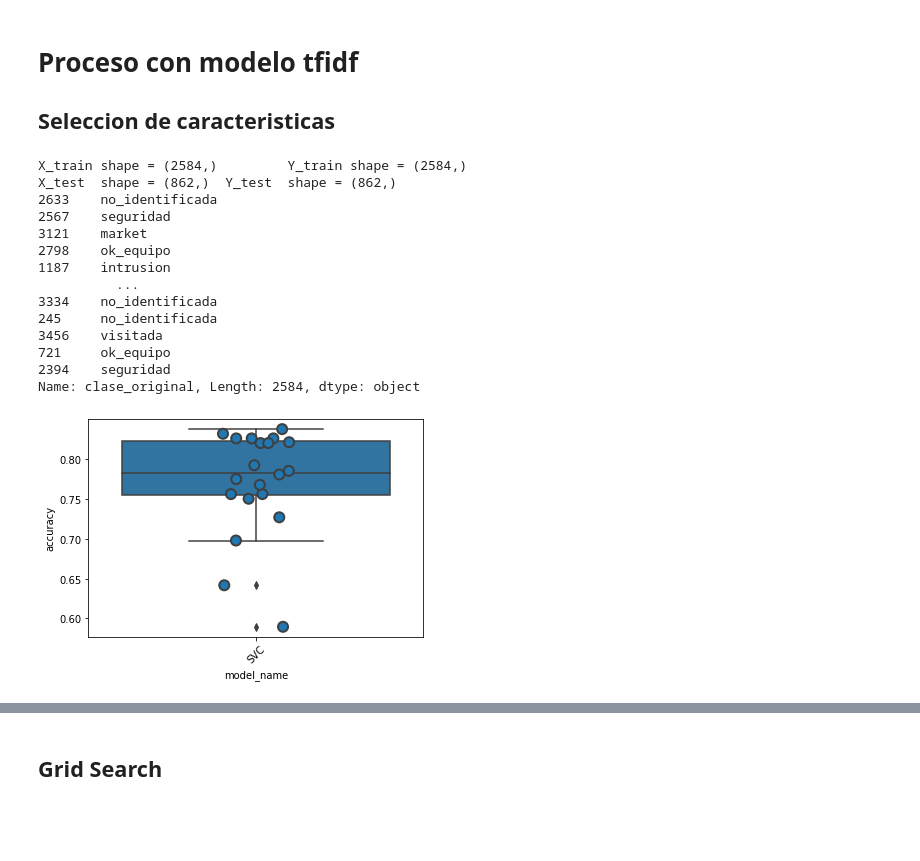
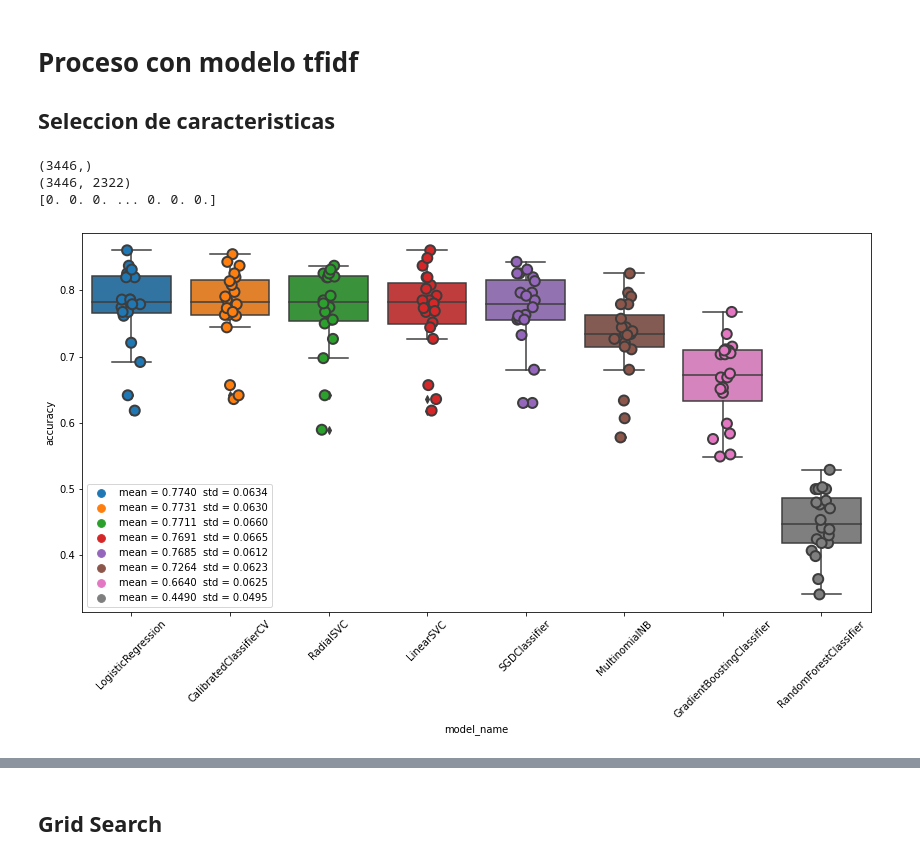
Before and after one commit to MatiMoran/TpLaboDatos2022, a Jupyter notebook: 002_Text_Classification_train.ipynb, the cells around one changed output, grey strips where cells are left out. Drawn from its saved outputs; the diff is of its cells as text; code cells hidden in the pictures; blank space fills up the shorter version.

```diff
--- a/002_Text_Classification_train.ipynb
+++ b/002_Text_Classification_train.ipynb
@@ -122,26 +126,14 @@ labels = df_a_procesar.id_clase
 
 pickle.dump(features, open('030_train_tfidf_features.pkl', 'wb'))
 pickle.dump(features, open('030_train_tfidf.pkl', 'wb'))
-# %%
-X_train, X_test, y_train, y_test = train_test_split(df_a_procesar['texto_etl'], df_a_procesar['clase_original'], test_size=0.25, random_state = 0, stratify=df_a_procesar['clase_original'])
-print('X_train shape =',X_train.shape,'\tY_train shape =',y_train.shape)
-print('X_test  shape =',X_test.shape,'\tY_test  shape =',y_test.shape)
-print(y_train)
-# %% [output]
-X_train shape = (2584,)         Y_train shape = (2584,)
-X_test  shape = (862,)  Y_test  shape = (862,)
-2633    no_identificada
-2567    seguridad
-3121    market
-2798    ok_equipo
-1187    intrusion
-          ...
-3334    no_identificada
-245     no_identificada
-3456    visitada
-721     ok_equipo
-2394    seguridad
-Name: clase_original, Length: 2584, dtype: object
+# %%
+print(df_a_procesar['texto_etl'].shape)
+print(features.shape)
+print(features[0])
+# %% [output]
+(3446,)
+(3446, 2322)
+[0. 0. 0. ... 0. 0. 0.]
 # %%
 from sklearn.linear_model import SGDClassifier
 from sklearn.svm import LinearSVC
@@ -154,7 +146,7 @@ from sklearn.calibration import CalibratedClassifierCV
 from sklearn.svm import SVC
 
 models = [
-    SVC(kernel = 'rbf', random_state = 0),
+    #SVC(kernel = 'rbf', random_state = 0),
     #LinearSVC(),
     #LogisticRegression(),
     #MultinomialNB(),
@@ -167,19 +159,43 @@ CV = 20
 cv_df = pd.DataFrame(index=range(CV * len(models)))
 entries = []
 for model in models:
+  print('begin with model' + model.__class__.__name__)
   model_name = model.__class__.__name__
   accuracies = cross_val_score(model, features, labels, scoring='accuracy', cv=CV)
+  i = 0
   for fold_idx, accuracy in enumerate(accuracies):
+    i += 1
+    print('model' + model.__class__.__name__ + 'fold' + str(i))
     entries.append((model_name, fold_idx, accuracy))
 cv_df = pd.DataFrame(entries, columns=['model_name', 'fold_idx', 'accuracy'])
-
-
-sns.boxplot(x='model_name', y='accuracy', data=cv_df)
-sns.stripplot(x='model_name', y='accuracy', data=cv_df, size=10, jitter=True, edgecolor="gray", linewidth=2)
-plt.xticks(rotation=45)
-plt.show()
-# %% [output]
-[figure, removed]
+# %%
+bak = pd.read_csv('backup.csv', index_col=False).drop('Unnamed: 0', axis=1)
+bak = pd.concat([bak, cv_df])
+
+bak.groupby('model_name').mean()['accuracy']
+
+
+bak['mean'] = [bak.groupby('model_name').mean()['accuracy'][x] for x in bak['model_name']]
+bak['std'] = [bak.groupby('model_name').std()['accuracy'][x] for x in bak['model_name']]
+
+bak.sort_values(by=['mean'], ascending=False, inplace=True)
+# %%
+plt.figure(figsize=(12,6))
+
+ax = sns.boxplot(x='model_name', y='accuracy', data=bak)
+sns.stripplot(x='model_name', y='accuracy', hue = 'model_name', data=bak, size=10, jitter=True, edgecolor="gray", linewidth=2)
+
+h, l = ax.get_legend_handles_labels()
+labelss = []
+for mean, std in zip(bak['mean'].unique(), bak['std'].unique()):
+    labelss.append('mean = ' + "{:.4f}".format(mean) + '  std = ' + "{:.4f}".format(std))
+ax.legend(h, labelss)
+
+plt.tight_layout()
+plt.xticks(rotation=45)
+plt.show()
+# %% [output]
+[figure, added]
 # %%
 f = open(out_path + 'model_accuracy.txt', 'w')
 f.write(str(cv_df.groupby('model_name').accuracy.mean()))
```
Also changed, not shown: parts of 17 cells of this notebook.
